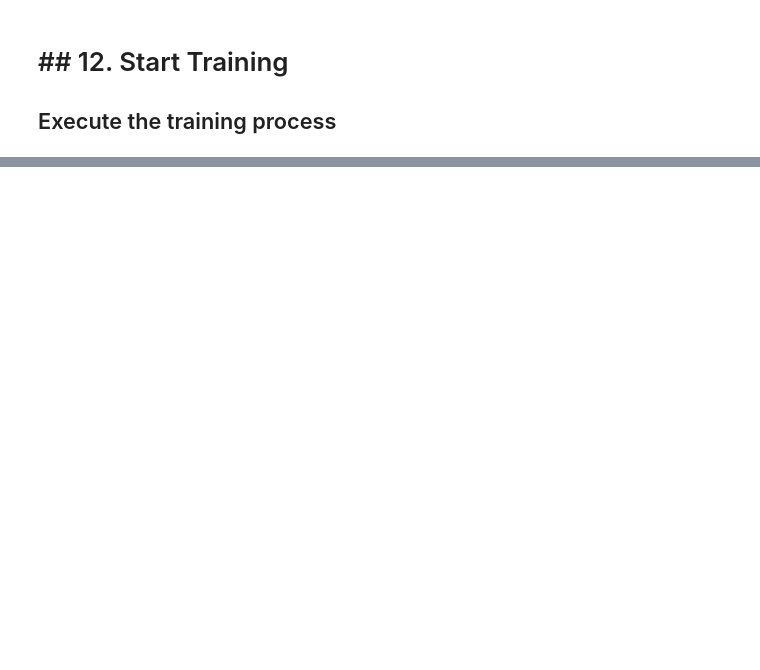
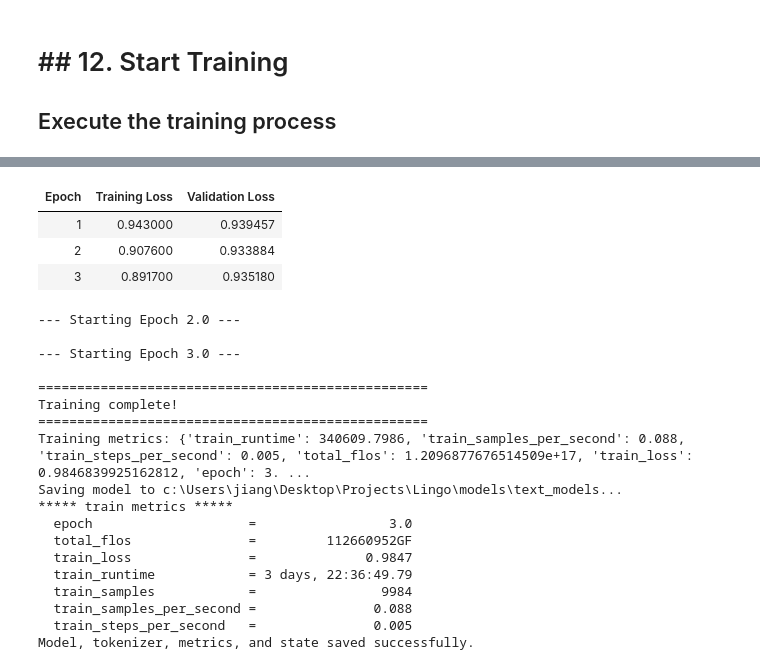
Before and after one commit to ZhuoyuanJiang/Lingo, a Jupyter notebook: scripts/train_text_model_2.ipynb, the cells around one changed output, grey strips where cells are left out. Cells and saved outputs as stored; diff of their text form; code cells hidden in the pictures; blank space fills up the shorter version.

Commit message:
training finished, update loss

```diff
--- a/scripts/train_text_model_2.ipynb
+++ b/scripts/train_text_model_2.ipynb
@@ -1437,0 +1500,51 @@ This will take some time depending on dataset size and hardware.
+# %%
+# ## 12. Start Training
+# Execute the training process
+
+try:
+    print("Starting training...")
+    print("This will take some time depending on dataset size and hardware.")
+
+    # Calculate total number of steps for better progress understanding
+    total_steps = len(train_ds) // (train_cfg["batch_size"] * train_cfg["gradient_accumulation_steps"]) * train_cfg["epochs"]
+    batches_per_epoch = len(train_ds) // train_cfg["batch_size"]
+
+    print(f"Dataset size: {len(train_ds)} examples")
+    print(f"Batch size: {train_cfg['batch_size']}")
+    print(f"Gradient accumulation steps: {train_cfg['gradient_accumulation_steps']}")
+    print(f"Effective batch size: {train_cfg['batch_size'] * train_cfg['gradient_accumulation_steps']}")
+    print(f"Batches per epoch: {batches_per_epoch}")
+    print(f"Total training steps: {total_steps}")
+    print(f"Detailed logging frequency: Every {detailed_callback.log_every_n_steps} steps")
+    print("\n" + "="*50)
+    print("Starting training loop...")
+    print("="*50 + "\n")
+
+    # Start training
+    train_result = trainer.train()
+
+    print("\n" + "="*50)
+    print("Training complete!")
+    print("="*50)
+    print(f"Training metrics: {train_result.metrics}")
+
+    # Save the model, metrics, and state
+    print(f"Saving model to {output_dir}...")
+
+    trainer.save_model()
+    tokenizer.save_pretrained(str(output_dir))
+
+    metrics = train_result.metrics
+    metrics["train_samples"] = len(train_ds)
+
+    trainer.log_metrics("train", metrics)
+    trainer.save_metrics("train", metrics)
+    trainer.save_state()
+
+    print("Model, tokenizer, metrics, and state saved successfully.")
+
+except Exception as e:
+    print(f"Error during training: {e}")
+    import traceback
+    traceback.print_exc()
+# %% [output]
@@ -1437,0 +1568,22 @@ This will take some time depending on dataset size and hardware.
+| Epoch | Training Loss | Validation Loss |
+| 1 | 0.943000 | 0.939457 |
+| 2 | 0.907600 | 0.933884 |
+| 3 | 0.891700 | 0.935180 |
+--- Starting Epoch 2.0 ---
+
+--- Starting Epoch 3.0 ---
+
+==================================================
+Training complete!
+==================================================
+Training metrics: {'train_runtime': 340609.7986, 'train_samples_per_second': 0.088, 'train_steps_per_second': 0.005, 'total_flos': 1.2096877676514509e+17, 'train_loss': 0.9846839925162812, 'epoch': 3. ...
+Saving model to c:\Users\jiang\Desktop\Projects\Lingo\models\text_models...
+***** train metrics *****
+  epoch                    =                 3.0
+  total_flos               =         112660952GF
+  train_loss               =              0.9847
+  train_runtime            = 3 days, 22:36:49.79
+  train_samples            =                9984
+  train_samples_per_second =               0.088
+  train_steps_per_second   =               0.005
+Model, tokenizer, metrics, and state saved successfully.
```
Also changed, not shown: parts of 12 cells of this notebook, 1 other file.
